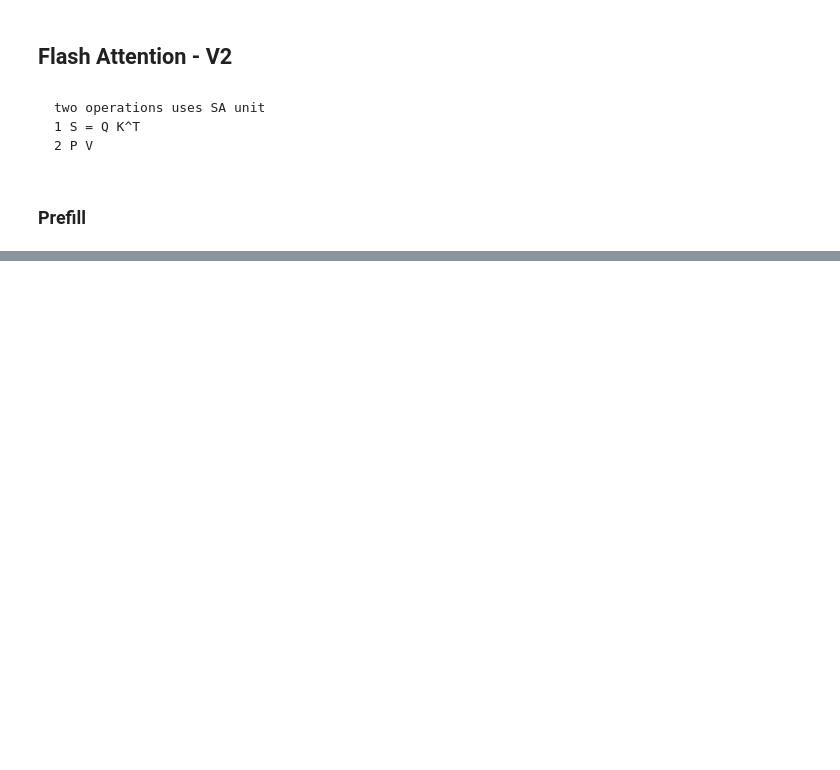
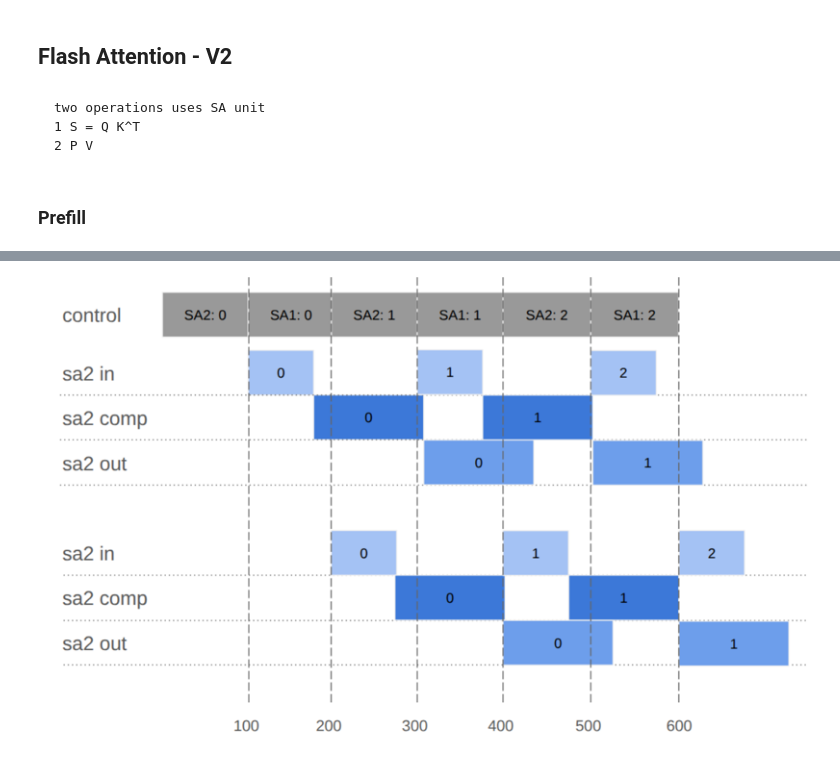
Before and after one commit to raulniconico/Flash-Attention-Assignment, a Jupyter notebook: report.ipynb, the cells around one changed output, grey strips where cells are left out. Saved outputs shown, nothing was run; the diff lists cells and outputs as text; code cells hidden in the pictures; blank space fills up the shorter version.

Commit message:
schedule fa2

```diff
--- a/report.ipynb
+++ b/report.ipynb
@@ -105,0 +158,4 @@ SyntaxError: invalid syntax (1908306298.py, line 2)
+# %%
+plot("img/schedule.png", 800)
+# %% [output]
+[figure, added]
```
Also changed, not shown: parts of 7 cells of this notebook, 9 other files.
